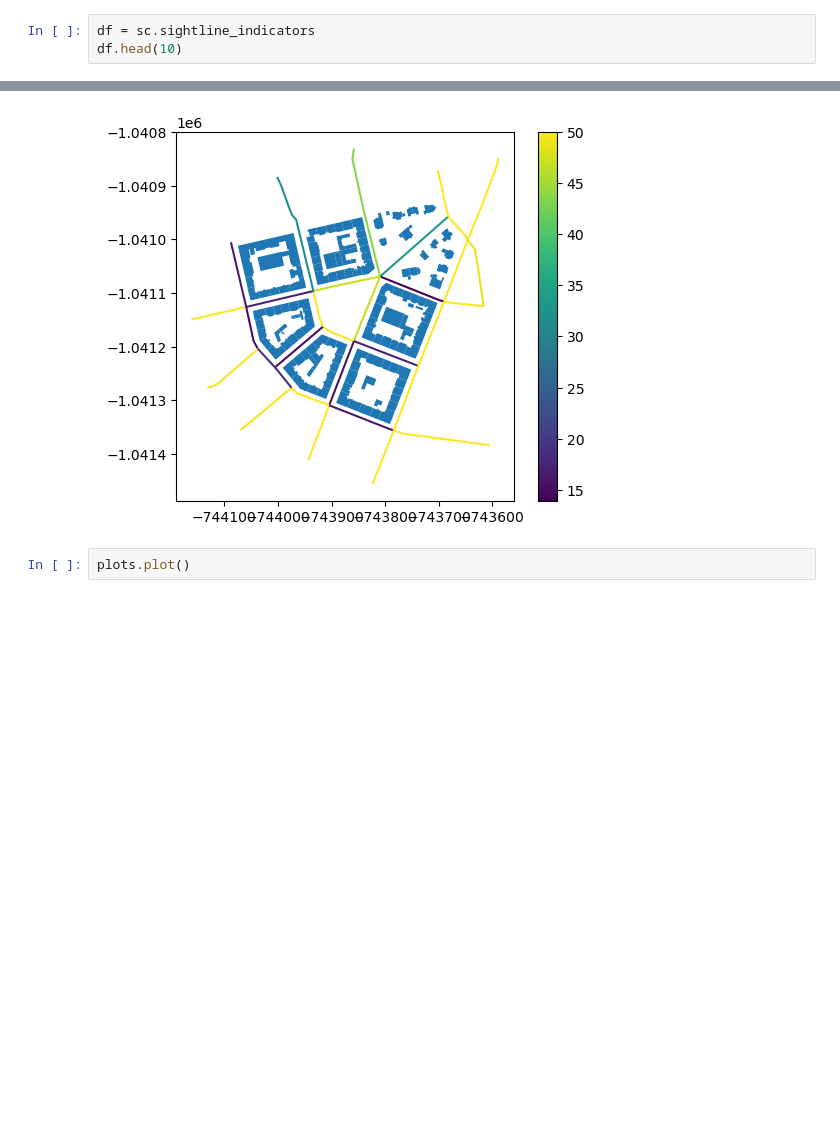
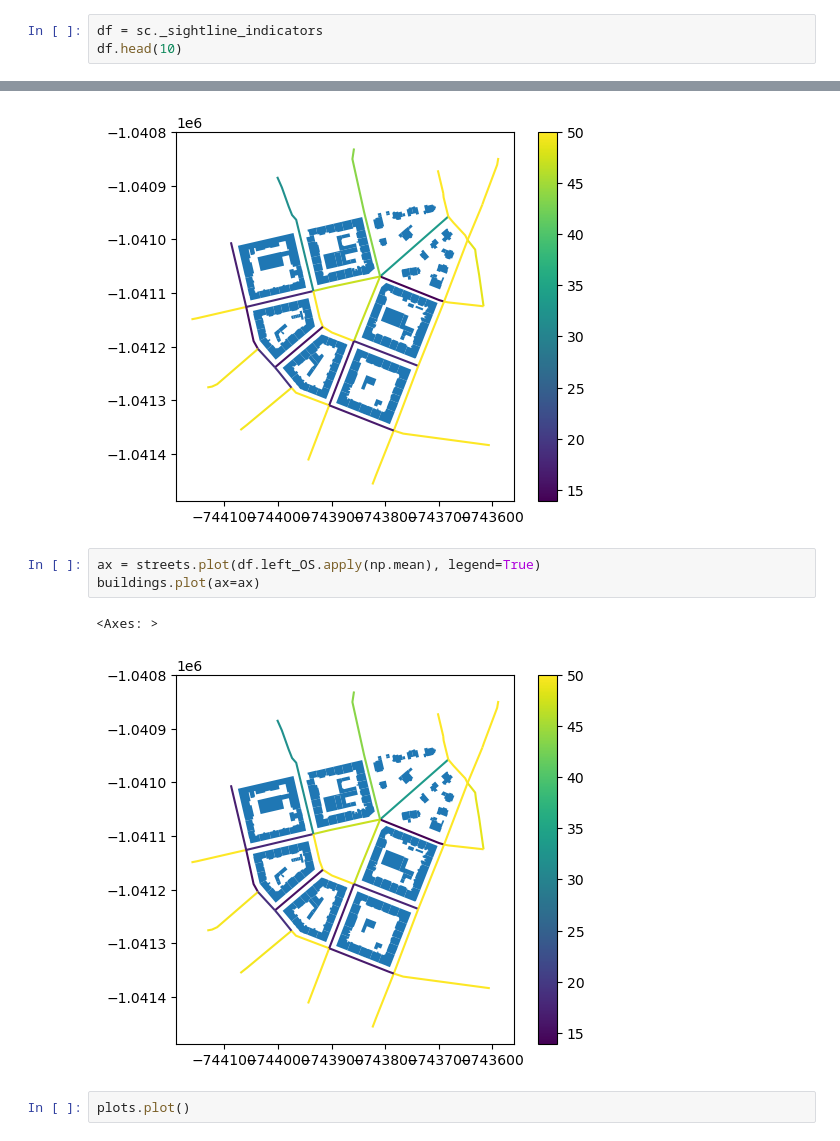
Before and after one commit to uscuni/streetscape, a Jupyter notebook: example.ipynb, the cells around one changed output, grey strips where cells are left out. Drawn from its saved outputs; the diff is of its cells as text; blank space fills up the shorter version.

```diff
--- a/example.ipynb
+++ b/example.ipynb
@@ -33,6 +31,6 @@ sc = Streetscape(streets, buildings, category_col="category", height_col="height
 # %%
 sc.compute_sightline_indicators()
 # %%
-df = sc.sightline_indicators
+df = sc._sightline_indicators
 df.head(10)
 # %% [output]
@@ -55,6 +53,12 @@ buildings.plot(ax=ax)
 # %% [output]
 <Axes: >
 [figure]
+# %%
+ax = streets.plot(df.left_OS.apply(np.mean), legend=True)
+buildings.plot(ax=ax)
+# %% [output]
+<Axes: >
+[figure, added]
 # %%
 plots.plot()
 # %% [output]
```
Also changed, not shown: parts of 9 cells of this notebook, 1 other file.
